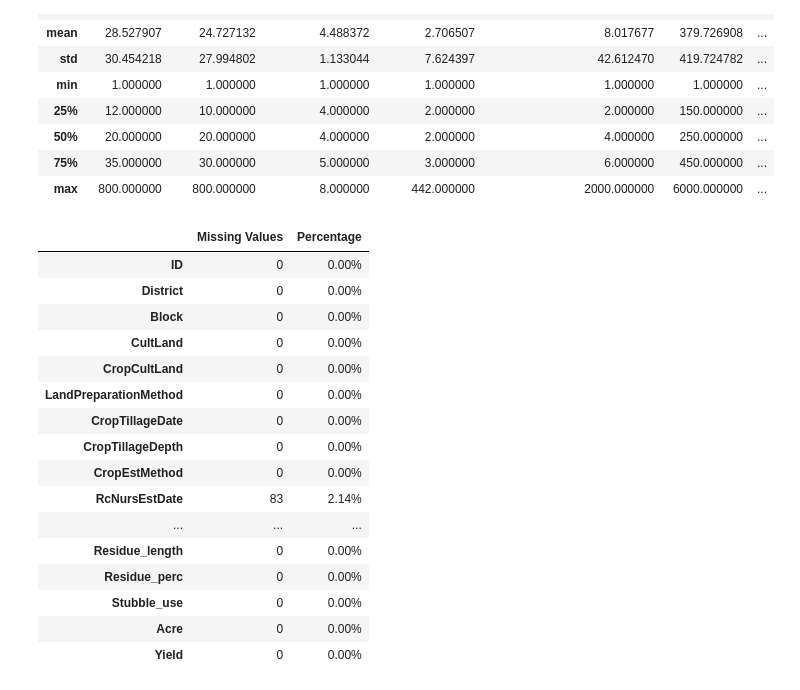
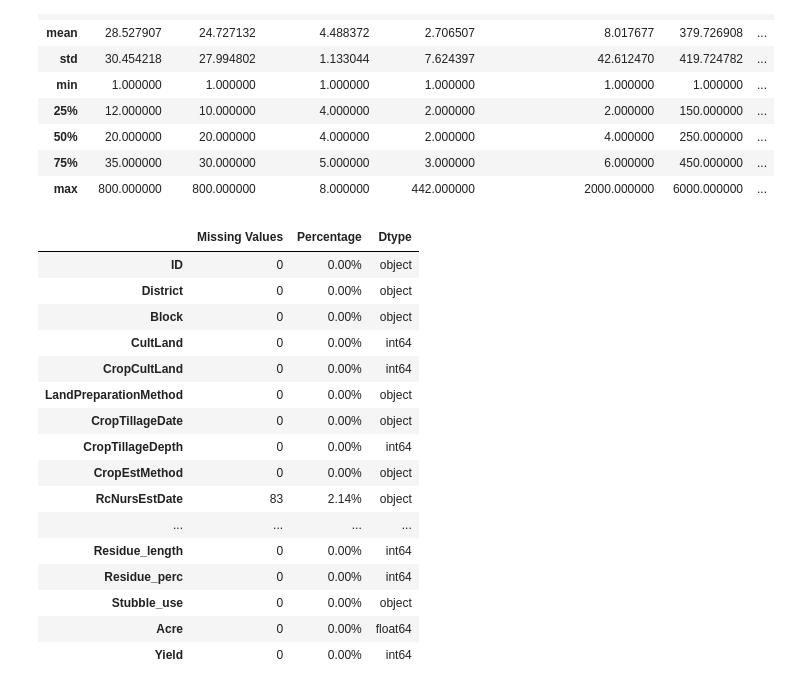
Before and after one commit to Joakimanochie/Univelcity_Capstone, a Jupyter notebook: Digital_Green_Crop_model/Green_Crop_model.ipynb, the cells around one changed output. Saved outputs shown, nothing was run; the diff lists cells and outputs as text; code cells hidden in the pictures.

```diff
--- a/Digital_Green_Crop_model/Green_Crop_model.ipynb
+++ b/Digital_Green_Crop_model/Green_Crop_model.ipynb
@@ -61,29 +91,36 @@ crop_yield.describe()
 # %%
 # Check for missing values
 missing_values = crop_yield.isnull().sum()
 
+# Get the dtypes of each column
+column_dtypes = crop_yield.dtypes
+
 # Calculate the percentage of missing data in each column
 missing_percentage = (missing_values / len(crop_yield)) * 100
 
-# Convert to a DataFrame and display as a table
-missing_df = missing_values.to_frame(name="Missing Values")
-missing_df["Percentage"] = missing_percentage
+# Create a DataFrame with missing values and dtypes
+missing_df = pd.DataFrame({
+    "Missing Values": missing_values,
+    "Percentage": missing_percentage,
+    "Dtype": column_dtypes
+})
+
 missing_df.style.format({"Percentage": "{:.2f}%"})
 # %% [output]
-|  | Missing Values | Percentage |
-| ID | 0 | 0.00% |
-| District | 0 | 0.00% |
-| Block | 0 | 0.00% |
-| CultLand | 0 | 0.00% |
-| CropCultLand | 0 | 0.00% |
-| LandPreparationMethod | 0 | 0.00% |
-| CropTillageDate | 0 | 0.00% |
-| CropTillageDepth | 0 | 0.00% |
-| CropEstMethod | 0 | 0.00% |
-| RcNursEstDate | 83 | 2.14% |
-| ... | ... | ... |
-| Residue_length | 0 | 0.00% |
-| Residue_perc | 0 | 0.00% |
-| Stubble_use | 0 | 0.00% |
-| Acre | 0 | 0.00% |
-| Yield | 0 | 0.00% |
+|  | Missing Values | Percentage | Dtype |
+| ID | 0 | 0.00% | object |
+| District | 0 | 0.00% | object |
+| Block | 0 | 0.00% | object |
+| CultLand | 0 | 0.00% | int64 |
+| CropCultLand | 0 | 0.00% | int64 |
+| LandPreparationMethod | 0 | 0.00% | object |
+| CropTillageDate | 0 | 0.00% | object |
+| CropTillageDepth | 0 | 0.00% | int64 |
+| CropEstMethod | 0 | 0.00% | object |
+| RcNursEstDate | 83 | 2.14% | object |
+| ... | ... | ... | ... |
+| Residue_length | 0 | 0.00% | int64 |
+| Residue_perc | 0 | 0.00% | int64 |
+| Stubble_use | 0 | 0.00% | object |
+| Acre | 0 | 0.00% | float64 |
+| Yield | 0 | 0.00% | int64 |
```
Also changed, not shown: parts of 15 cells of this notebook, 1 other file.
